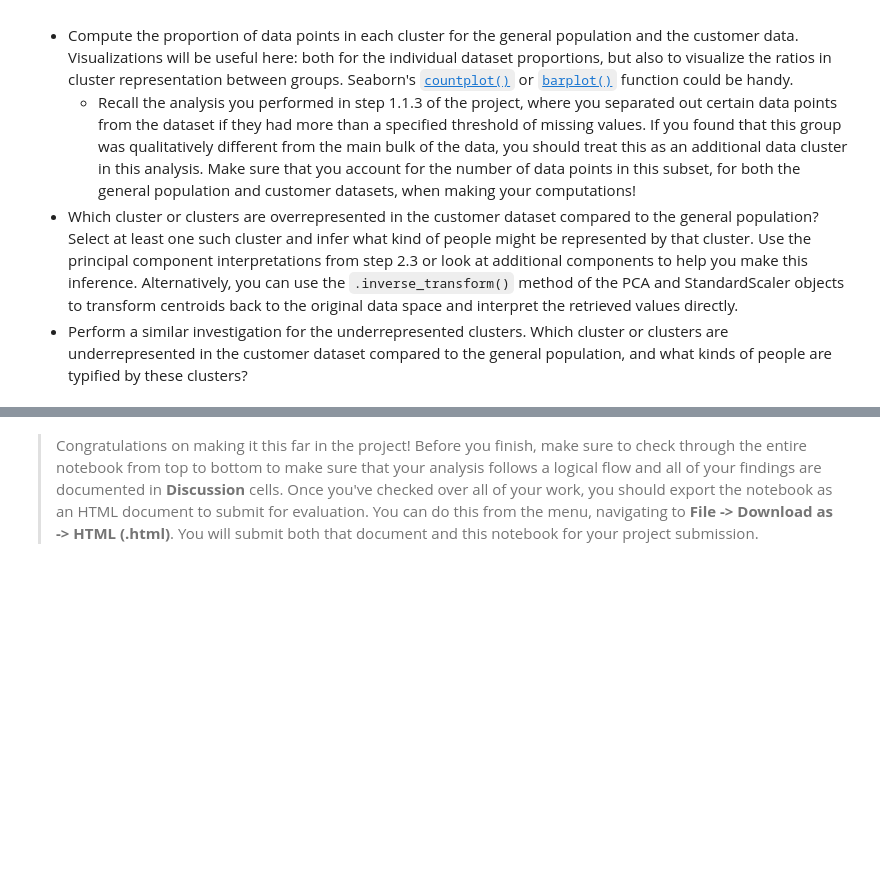
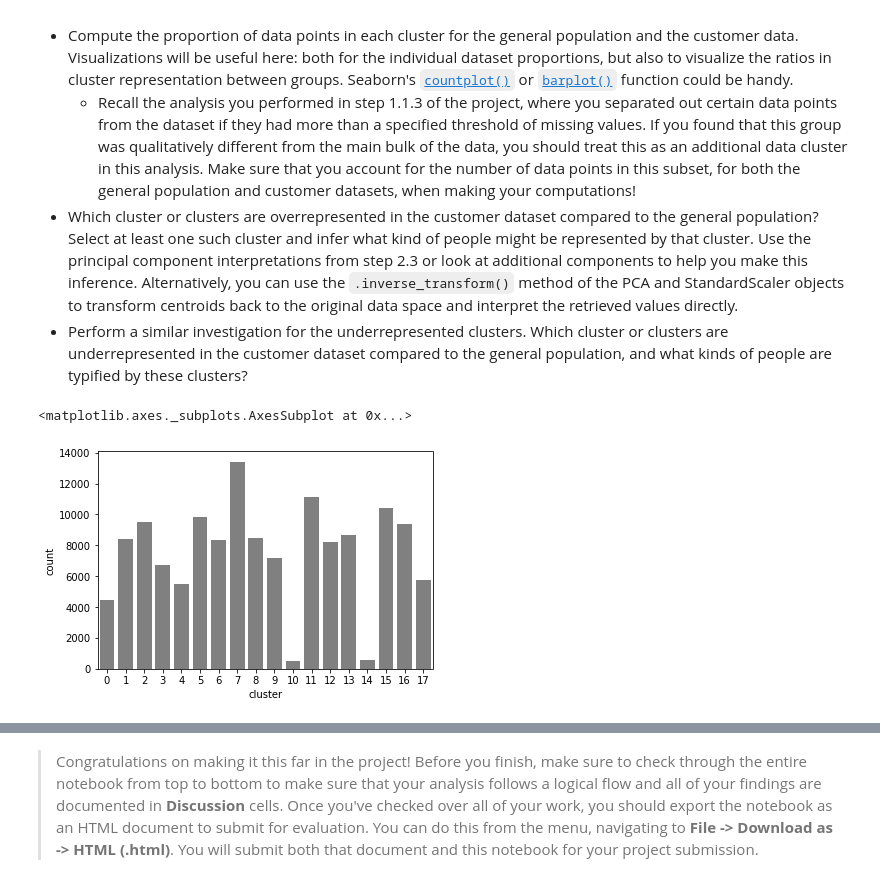
Before and after one commit to Jannis12324/identifying_customer_segments, a Jupyter notebook: Identify_Customer_Segments.ipynb, the cells around one changed output, grey strips where cells are left out. Drawn from its saved outputs; the diff is of its cells as text; code cells hidden in the pictures; blank space fills up the shorter version.

Commit message:
refactor: changes in clustering

```diff
--- a/Identify_Customer_Segments.ipynb
+++ b/Identify_Customer_Segments.ipynb
@@ -901,6 +940,9 @@ Take a look at the following points in this step:
 cus = cus_df.copy()
 pop = df_oh.copy()
 # %%
-plt.countplot(x = "cluster",data = pop, color = "grey" )
+sns.countplot(x = "cluster",data = pop, color = "grey" )
+# %% [output]
+<matplotlib.axes._subplots.AxesSubplot at 0x...>
+[figure, added]
 # %%
 sns.countplot(x = "cluster",data = cus, color = "grey" )
```
Also changed, not shown: parts of 15 cells of this notebook.
